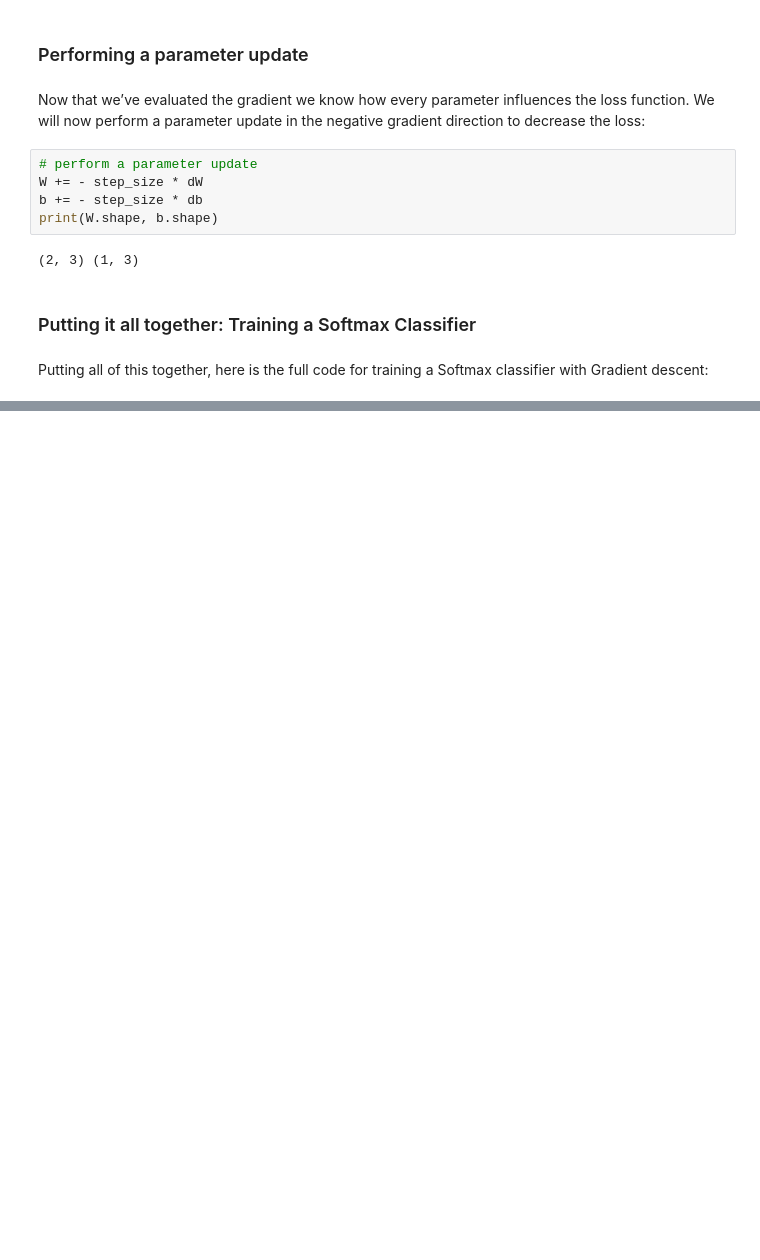
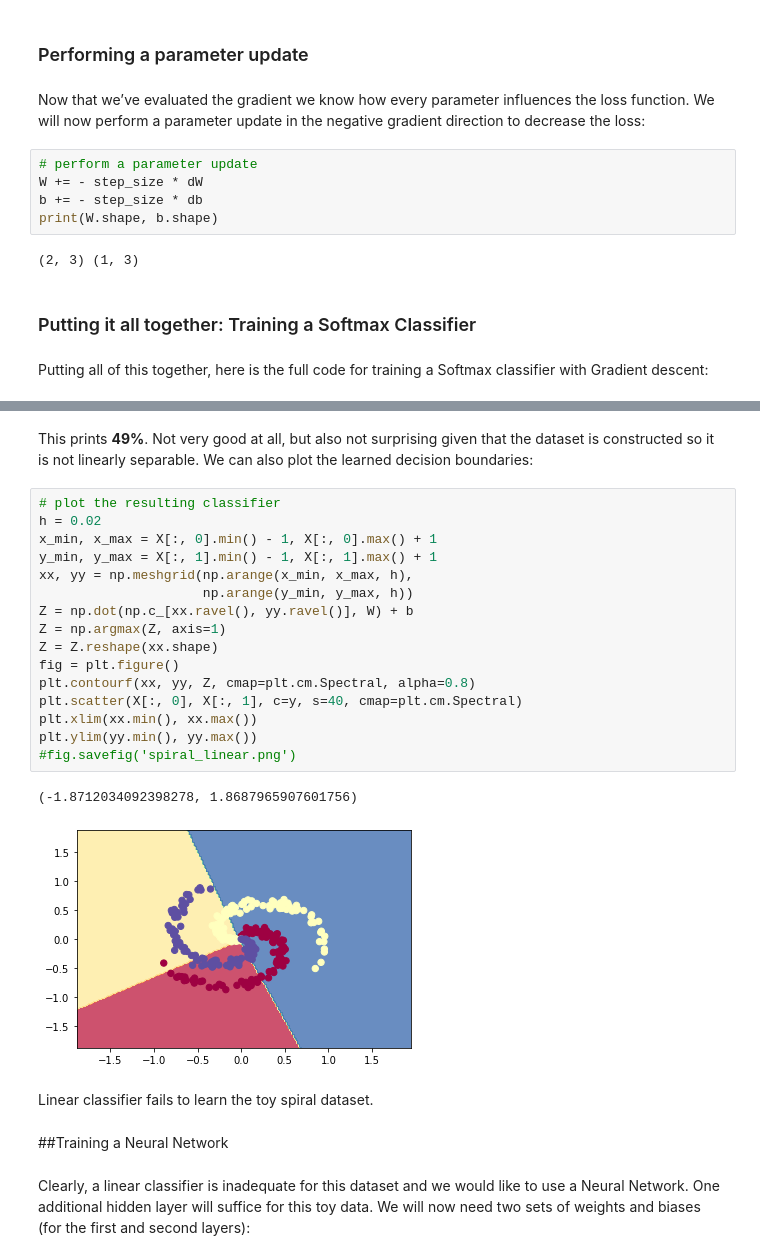
Before and after one commit to rahiakela/cs231n-convolutional-neural-networks-for-visual-recognition, a Jupyter notebook: module-1-neural-networks/8_putting_it_together_minimal_neural_network_case_study.ipynb, the cells around one changed output, grey strips where cells are left out. Saved outputs shown, nothing was run; the diff lists cells and outputs as text; blank space fills up the shorter version.

```diff
--- a/module-1-neural-networks/8_putting_it_together_minimal_neural_network_case_study.ipynb
+++ b/module-1-neural-networks/8_putting_it_together_minimal_neural_network_case_study.ipynb
@@ -211,0 +286,27 @@ Putting all of this together, here is the full code for training a Softmax class
+# %% [markdown]
+This prints **49%**. Not very good at all, but also not surprising given that the dataset is constructed so it is not linearly separable. We can also plot the learned decision boundaries:
+# %%
+# plot the resulting classifier
+h = 0.02
+x_min, x_max = X[:, 0].min() - 1, X[:, 0].max() + 1
+y_min, y_max = X[:, 1].min() - 1, X[:, 1].max() + 1
+xx, yy = np.meshgrid(np.arange(x_min, x_max, h),
+                     np.arange(y_min, y_max, h))
+Z = np.dot(np.c_[xx.ravel(), yy.ravel()], W) + b
+Z = np.argmax(Z, axis=1)
+Z = Z.reshape(xx.shape)
+fig = plt.figure()
+plt.contourf(xx, yy, Z, cmap=plt.cm.Spectral, alpha=0.8)
+plt.scatter(X[:, 0], X[:, 1], c=y, s=40, cmap=plt.cm.Spectral)
+plt.xlim(xx.min(), xx.max())
+plt.ylim(yy.min(), yy.max())
+#fig.savefig('spiral_linear.png')
+# %% [output]
+(-1.8712034092398278, 1.8687965907601756)
+[figure, added]
+# %% [markdown]
+Linear classifier fails to learn the toy spiral dataset.
+# %% [markdown]
+##Training a Neural Network
+# %% [markdown]
+Clearly, a linear classifier is inadequate for this dataset and we would like to use a Neural Network. One additional hidden layer will suffice for this toy data. We will now need two sets of weights and biases (for the first and second layers):
```
Also changed, not shown: parts of 6 cells of this notebook.
